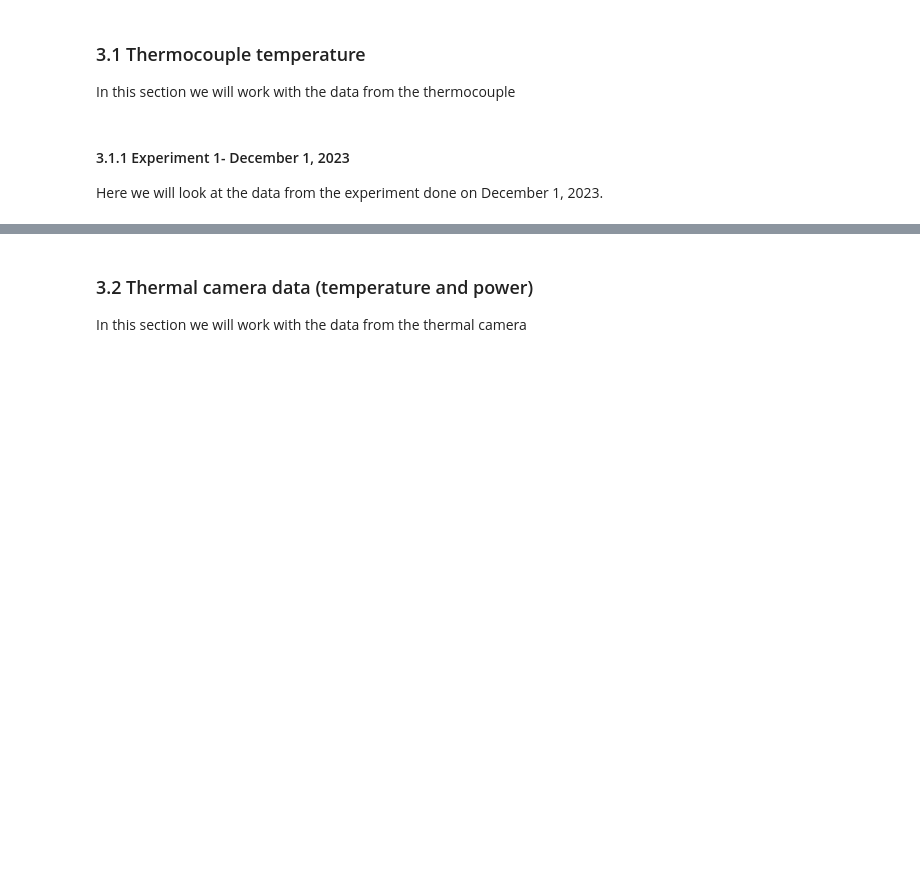
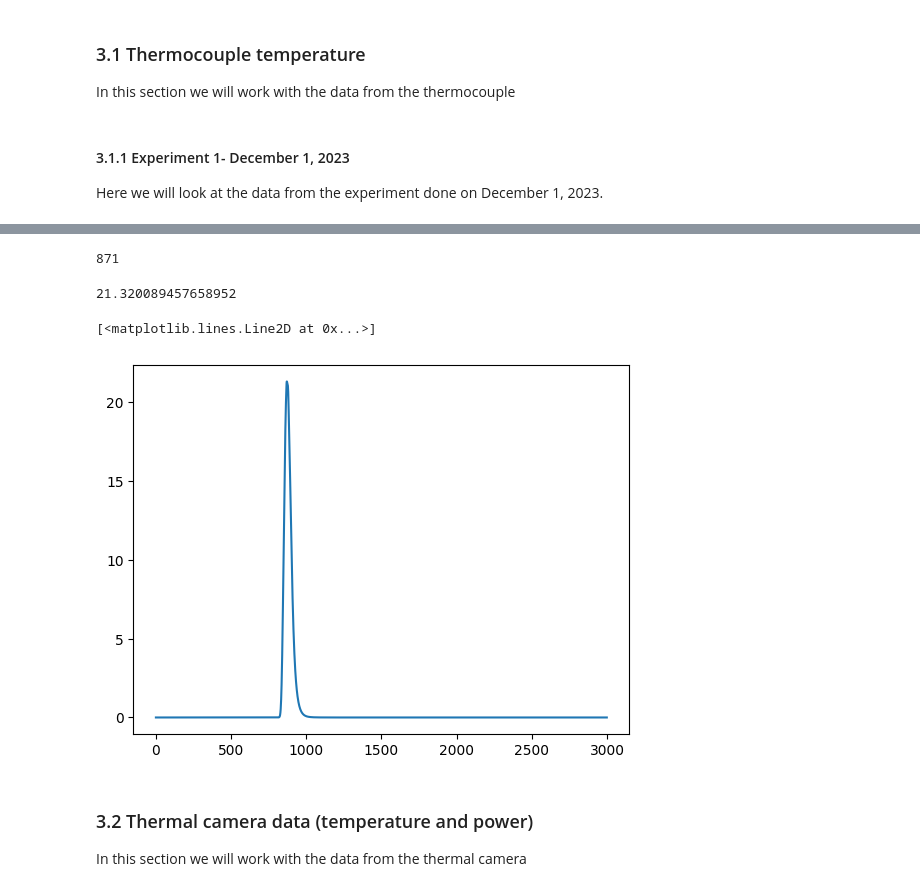
Before and after one commit to KaushalTimilsina/ResearchProject, a Jupyter notebook: Integration.ipynb, the cells around one changed output, grey strips where cells are left out. Drawn from its saved outputs; the diff is of its cells as text; code cells hidden in the pictures; blank space fills up the shorter version.

```diff
--- a/Integration.ipynb
+++ b/Integration.ipynb
@@ -803,0 +807,3 @@ Here we will look at the data from the experiment done on December 1, 2023.
+# %%
+# Let's read the data from the sheet on 180 A 10 cm min-1 experiment into a pandas dataframe
+df_180A_10cm_min_couple = pd.read_excel(open('/home/kushik/Kushik/TU Chemnitz/WS 23 24/Research Project/Emissivity/GitHub/ResearchProject/Experiment Dec 1/Measurement/231201_thermo_couples.xlsx','rb'), sheet_name='180A_10cm_min')
@@ -803,0 +820,8 @@ Here we will look at the data from the experiment done on December 1, 2023.
+# %%
+# Let's get the temperature from thermocouple 1
+T_couple1_10_cm_min = df_180A_10cm_min_couple['thermo_1'].to_numpy()
+# Convert the temperature to Kelvin for blackbody radiation
+T_couple1_10_cm_min = 273.15 + T_couple1_10_cm_min
+# Let's get the temperature from thermocouple 2 and convert that to Kelvin
+T_couple2_10_cm_min = df_180A_10cm_min_couple['thermo_2'].to_numpy()
+T_couple2_10_cm_min = 273.15 + T_couple2_10_cm_min
@@ -803,0 +867,7 @@ Here we will look at the data from the experiment done on December 1, 2023.
+# %%
+# Define the range for integration, i.e. the sensitivity bandwidth of the thermal camera. Here [400 nm, 700 nm]
+LAMBDA_0 = 400 * (10 ** (-9))
+LAMBDA_1 = 700 * (10 ** (-9))
+N = 1000
+# Get the blackbody integrated intensity using the integrated_B_blackbody from section 2
+T_couple1_10_cm_min_Blackbody_integrated = integrated_B_blackbody(T_couple1_10_cm_min, LAMBDA_0, LAMBDA_1, N)
@@ -804,3 +895,19 @@ Here we will look at the data from the experiment done on December 1, 2023.
+# %%
+# See where the maximum value is
+np.argmax(T_couple1_10_cm_min_Blackbody_integrated)
+# %% [output]
+871
+# %%
+# Let's see what that maximum value is
+T_couple1_10_cm_min_Blackbody_integrated[871]
+# %% [output]
+21.320089457658952
+# %%
+# This is what the integrated intensity would look like plotted against the frame number.
+plt.plot(T_couple1_10_cm_min_Blackbody_integrated)
+# %% [output]
+[<matplotlib.lines.Line2D at 0x...>]
+[figure, added]
 # %% [markdown]
 ### 3.2 Thermal camera data (temperature and power)
 In this section we will work with the data from the thermal camera
```
Also changed, not shown: parts of 23 cells of this notebook, 1 other file.
